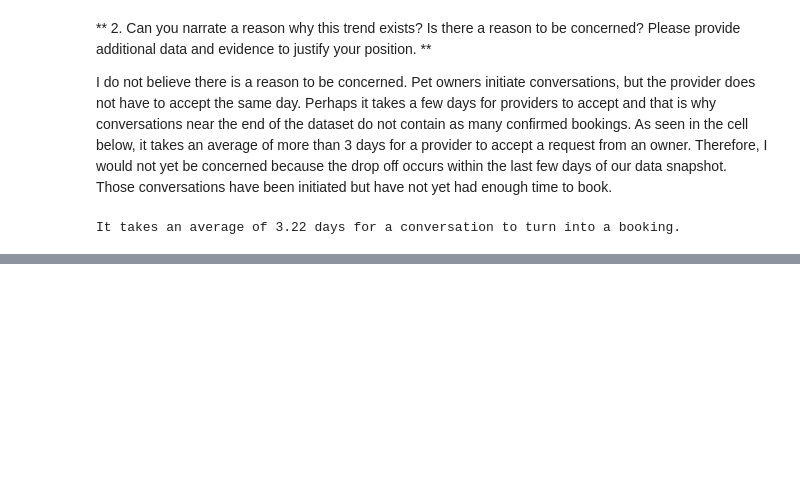
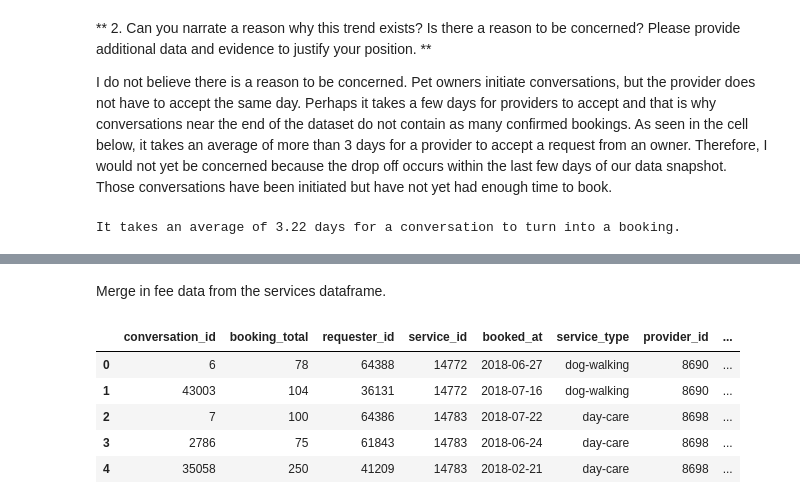
Before and after one commit to Booleans/rover-analytics-assessment, a Jupyter notebook: analysis.ipynb, the cells around one changed output, grey strips where cells are left out. Cells and saved outputs as stored; diff of their text form; code cells hidden in the pictures; blank space fills up the shorter version.

```diff
--- a/analysis.ipynb
+++ b/analysis.ipynb
@@ -424,0 +468,15 @@ It takes an average of 3.22 days for a conversation to turn into a booking.
+# %% [markdown]
+Merge in fee data from the services dataframe.
+# %%
+df_relevant_services_info = df_services[['service_type', 'provider_id', 'id', 'fee']]
+df_merged = pd.merge(df_bookings, df_relevant_services_info, left_on=['service_id'], right_on=['id'])
+df_merged.drop('id', axis=1, inplace=True)
+df_merged.rename(columns={'fee': 'service_fee_rate'}, inplace=True)
+df_merged.head()
+# %% [output]
+|  | conversation_id | booking_total | requester_id | service_id | booked_at | service_type | provider_id | ... |
+| 0 | 6 | 78 | 64388 | 14772 | 2018-06-27 | dog-walking | 8690 | ... |
+| 1 | 43003 | 104 | 36131 | 14772 | 2018-07-16 | dog-walking | 8690 | ... |
+| 2 | 7 | 100 | 64386 | 14783 | 2018-07-22 | day-care | 8698 | ... |
+| 3 | 2786 | 75 | 61843 | 14783 | 2018-06-24 | day-care | 8698 | ... |
+| 4 | 35058 | 250 | 41209 | 14783 | 2018-02-21 | day-care | 8698 | ... |
```
Also changed, not shown: parts of 20 cells of this notebook.
